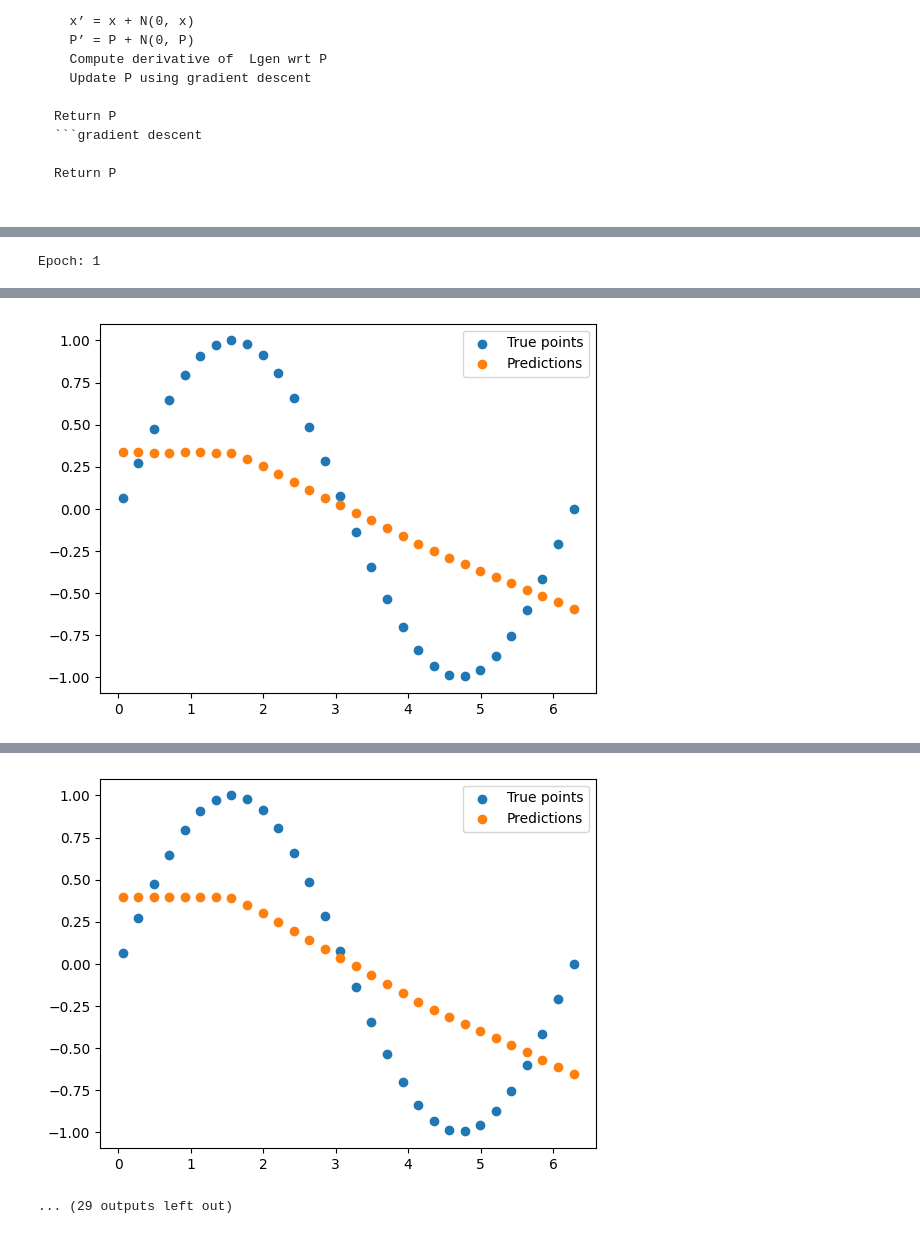
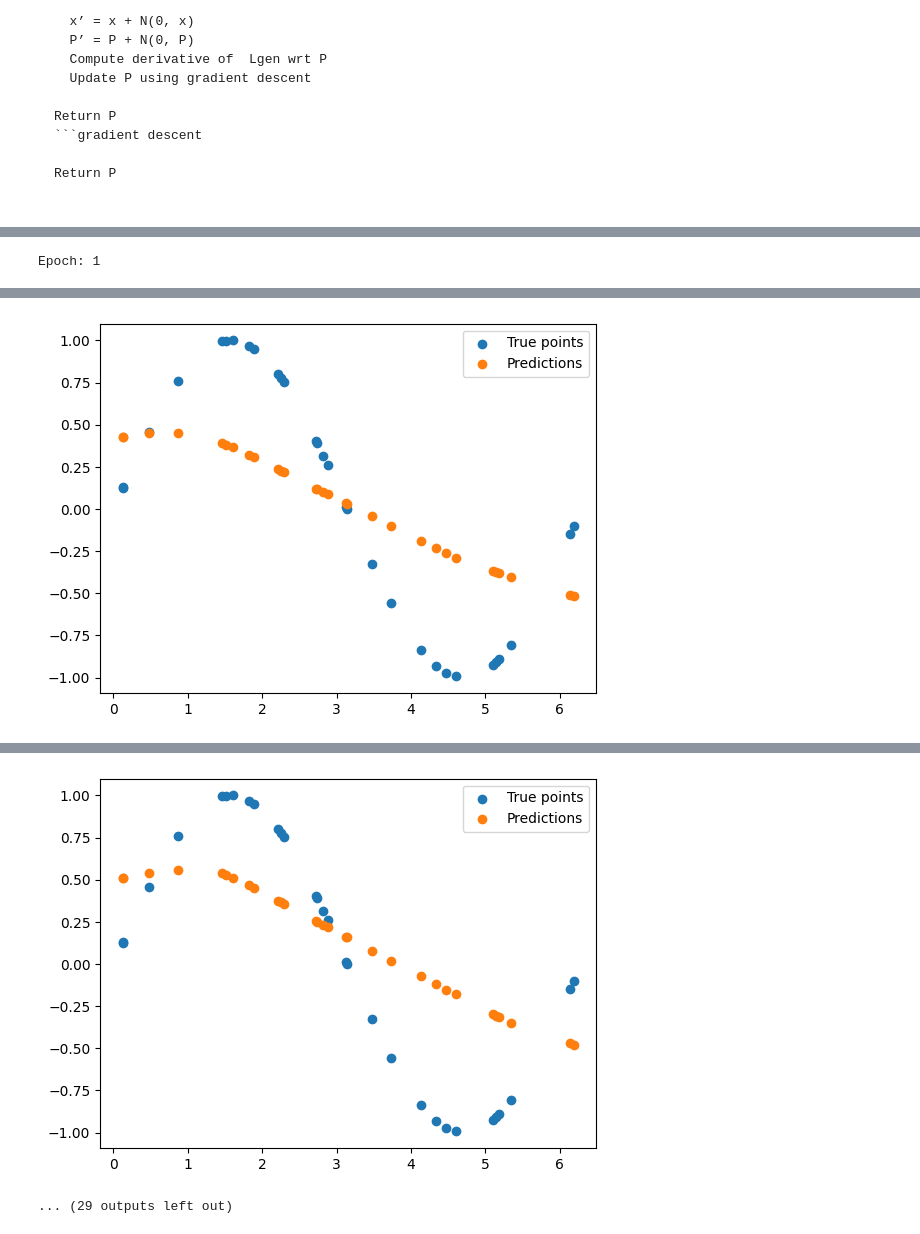
Before and after one commit to AS0berle/generalization-preconditioning, a Jupyter notebook: initial_exploration/exploration.ipynb, the cells around one changed output, grey strips where cells are left out. Cells and saved outputs as stored; diff of their text form; code cells hidden in the pictures.

Commit message:
1: Rewrite SineDataset to sample from an arbitary function and allow randomly selected samples instead of evenly spaced ones

```diff
--- a/initial_exploration/exploration.ipynb
+++ b/initial_exploration/exploration.ipynb
@@ -67,17 +67,20 @@ class TinyModel(nn.Module):
     def forward(self, x):
         return self.layers(x)
 # %%
-class SineDataset(Dataset):
-    # Implement noise later
-    def __init__(self, num_samples, start=0, stop=2*math.pi, jitter=0):
+class FunctionDataset(Dataset):
+
+    def __init__(self, function, num_samples, start=0, stop=2*math.pi, jitter=0, rand_pts=False):
         self.num_samples = num_samples
         self.start = start
         self.stop = start
         self.jitter = jitter
 
-        pts = np.linspace(start, stop, num_samples)
-        self.data = torch.from_numpy(pts).to(torch.float32)
-        self.labels = torch.sin(self.data).to(torch.float32)
+        if not rand_pts:
+            pts = np.linspace(start, stop, num_samples)
+            self.data = torch.from_numpy(pts).to(torch.float32)
+        else:
+            self.data = torch.zeros((num_samples,), dtype=torch.float32).uniform_(start, stop)
+        self.labels = function(self.data).to(torch.float32)
 
     def __len__(self):
         return self.num_samples
@@ -94,8 +97,8 @@ class SineDataset(Dataset):
     def get_labels(self):
         return self.labels
 # %%
-train_data = SineDataset(30)
-test_data = SineDataset(30, start = math.pi/50)
+train_data = FunctionDataset(torch.sin, 30)
+test_data = FunctionDataset(torch.sin, 30, rand_pts=True)
 plt.scatter(train_data.get_data().numpy(), train_data.get_labels().numpy())
 plt.scatter(test_data.get_data().numpy(), test_data.get_labels().numpy(), color='red')
 
@@ -288,8 +291,8 @@ plt.plot(list(range(precond_epochs)), precond_losses)
 # %%
 jitter_std = 0.01
 
-jitter_train_data = SineDataset(30, jitter=jitter_std)
-jitter_test_data = SineDataset(30, start = math.pi/50)
+jitter_train_data = FunctionDataset(torch.sin, 30, jitter=jitter_std)
+jitter_test_data = FunctionDataset(torch.sin, 30, rand_pts=True)
 
 jitter_train_loader = DataLoader(jitter_train_data, shuffle=True)
 jitter_test_loader = DataLoader(jitter_test_data, shuffle=True)
@@ -325,3 +328,3 @@ Avg loss: 0.261625
 
 Epoch: 5
-[figure, old version]
+[figure, new version]
@@ -329,6 +332,6 @@ Avg loss: 0.227538
 
 Epoch: 6
-[figure, old version]
+[figure, new version]
 ... (29 outputs left out)
 # %%
 plt.plot(list(range(epochs)), standard_train_losses, label="standard network training losses")
```
Also changed, not shown: parts of 6 cells of this notebook.
